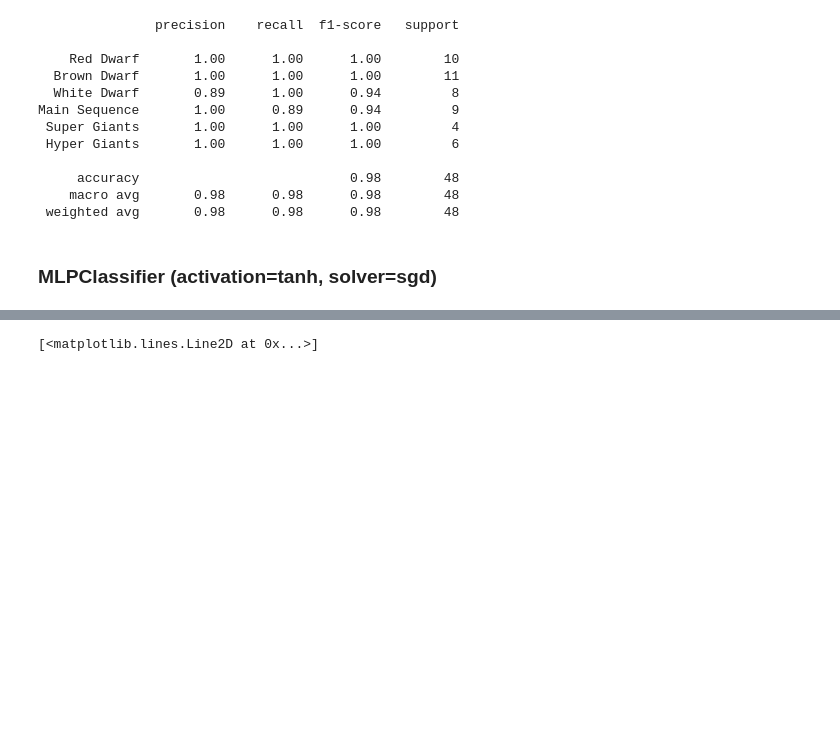
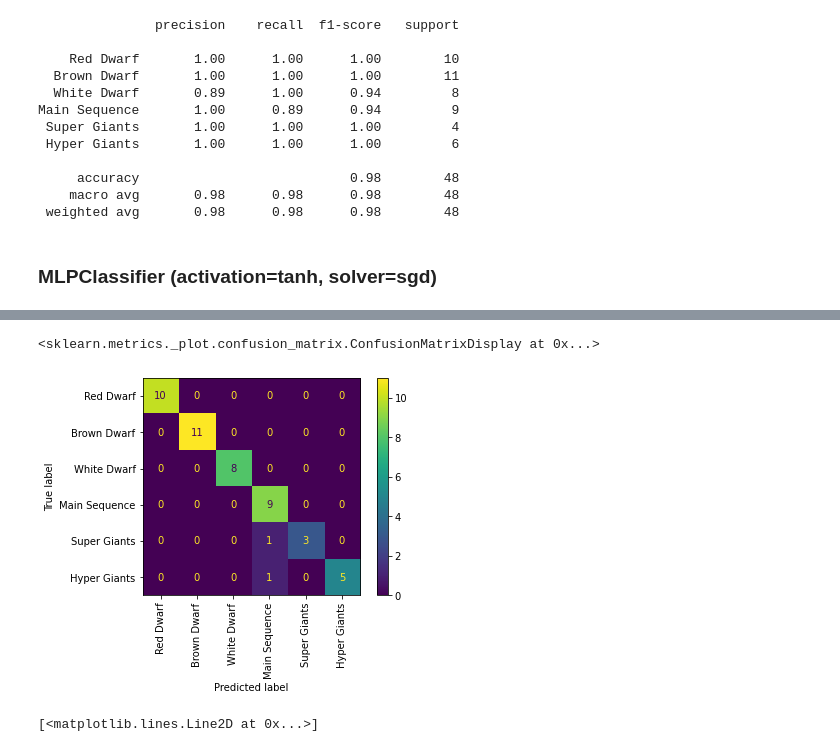
Before and after one commit to adamzv/Zverka_NS2021, a Jupyter notebook: zverka_stars_classification.ipynb, the cells around one changed output, grey strips where cells are left out. Cells and saved outputs as stored; diff of their text form; code cells hidden in the pictures; blank space fills up the shorter version.

```diff
--- a/zverka_stars_classification.ipynb
+++ b/zverka_stars_classification.ipynb
@@ -350,5 +363,5 @@ Main Sequence       1.00      0.89      0.94         9
 # %%
-mlp = MLPClassifier(activation='tanh', solver="sgd", hidden_layer_sizes=(6,6,6), max_iter=10000, random_state=111)
+mlp = MLPClassifier(activation='relu', solver="sgd", hidden_layer_sizes=(6,6), max_iter=10000, random_state=111)
 mlp.fit(X_train_scaled, Y_train)
 print(f"Presnosť: {mlp.score(X_test_scaled, Y_test):.2f}")
 # %% [output]
@@ -356,3 +385,8 @@ Presnosť: 0.98
+# %%
+plot_confusion_matrix(mlp, X_test_scaled, Y_test, display_labels=labels, xticks_rotation="vertical")
+# %% [output]
+<sklearn.metrics._plot.confusion_matrix.ConfusionMatrixDisplay at 0x...>
+[figure, added]
 # %%
 # podľa odpovedi na SO: https://stackoverflow.com/questions/54181604/error-using-loss-curve-attribute-of-mlpclassifier-in-python
 # len MLPClassifier so solverom sgd dokáže vypísať straty v každej iterácii
```
Also changed, not shown: parts of 6 cells of this notebook.
